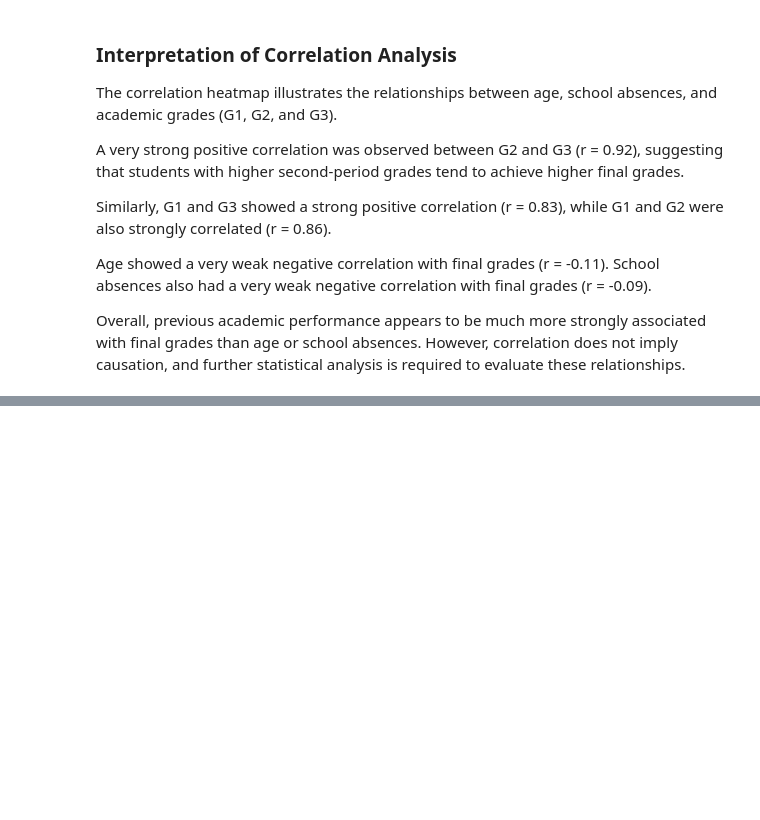
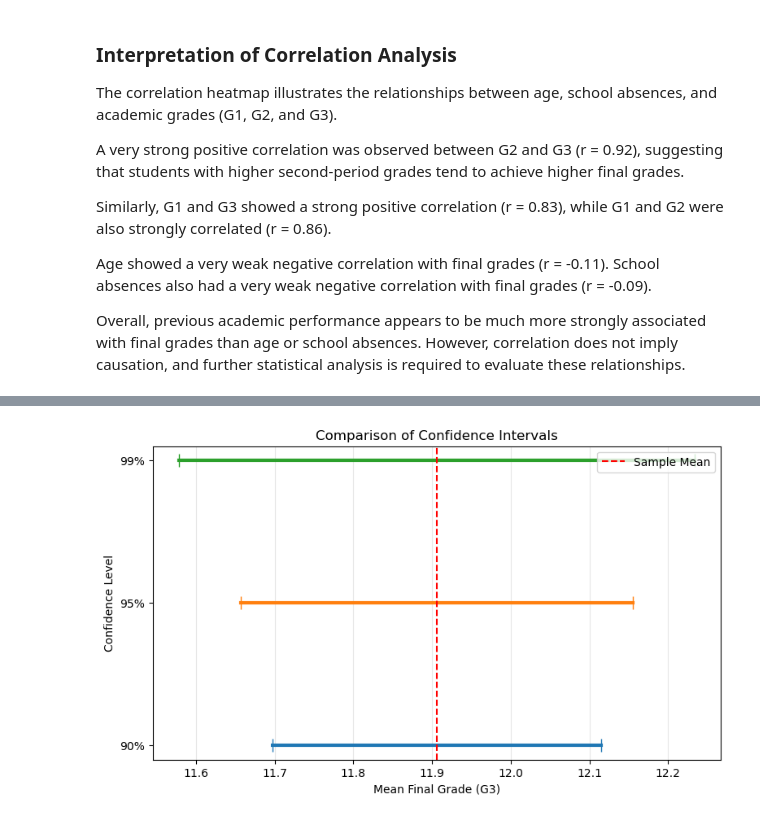
Before and after one commit to 2026618-web/Statistical-techniques-CA1, a Jupyter notebook: Altantsetseg Statistical techniques CA2.ipynb, the cells around one changed output, grey strips where cells are left out. Drawn from its saved outputs; the diff is of its cells as text; code cells hidden in the pictures; blank space fills up the shorter version.

```diff
--- a/Altantsetseg Statistical techniques CA2.ipynb
+++ b/Altantsetseg Statistical techniques CA2.ipynb
@@ -274,0 +330,51 @@ Overall, previous academic performance appears to be much more strongly associat
+# %%
+
+import matplotlib.pyplot as plt
+from scipy import stats
+
+# Calculate confidence intervals
+confidence_levels = [0.90, 0.95, 0.99]
+intervals = []
+
+for level in confidence_levels:
+    lower, upper = stats.t.interval(
+        level,
+        df=n-1,
+        loc=mean_grade,
+        scale=std_error
+    )
+    intervals.append((lower, upper))
+
+# Plot confidence intervals
+plt.figure(figsize=(9, 5))
+
+for i, (lower, upper) in enumerate(intervals):
+    plt.plot(
+        [lower, upper],
+        [i, i],
+        marker="|",
+        markersize=12,
+        linewidth=3
+    )
+
+plt.axvline(
+    mean_grade,
+    color="red",
+    linestyle="--",
+    label="Sample Mean"
+)
+
+plt.yticks(
+    range(3),
+    ["90%", "95%", "99%"]
+)
+
+plt.xlabel("Mean Final Grade (G3)")
+plt.ylabel("Confidence Level")
+plt.title("Comparison of Confidence Intervals")
+plt.legend()
+plt.grid(axis="x", alpha=0.3)
+
+plt.show()
+# %% [output]
+[figure, added]
```
Also changed, not shown: parts of 6 cells of this notebook.
